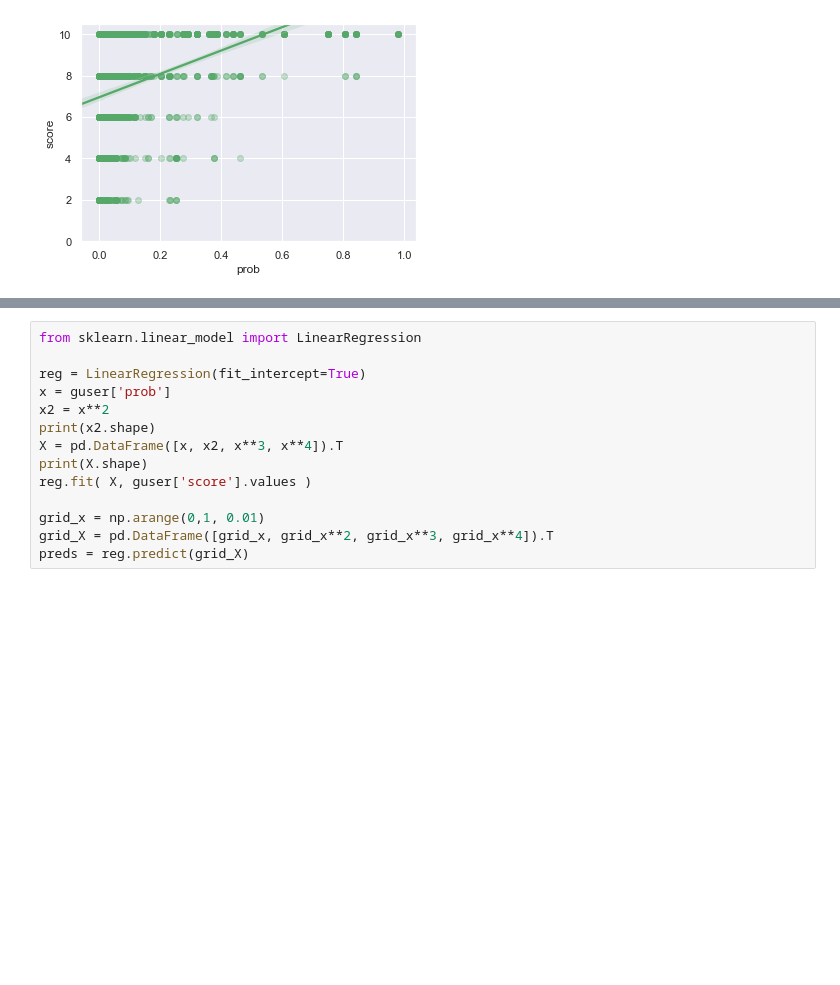
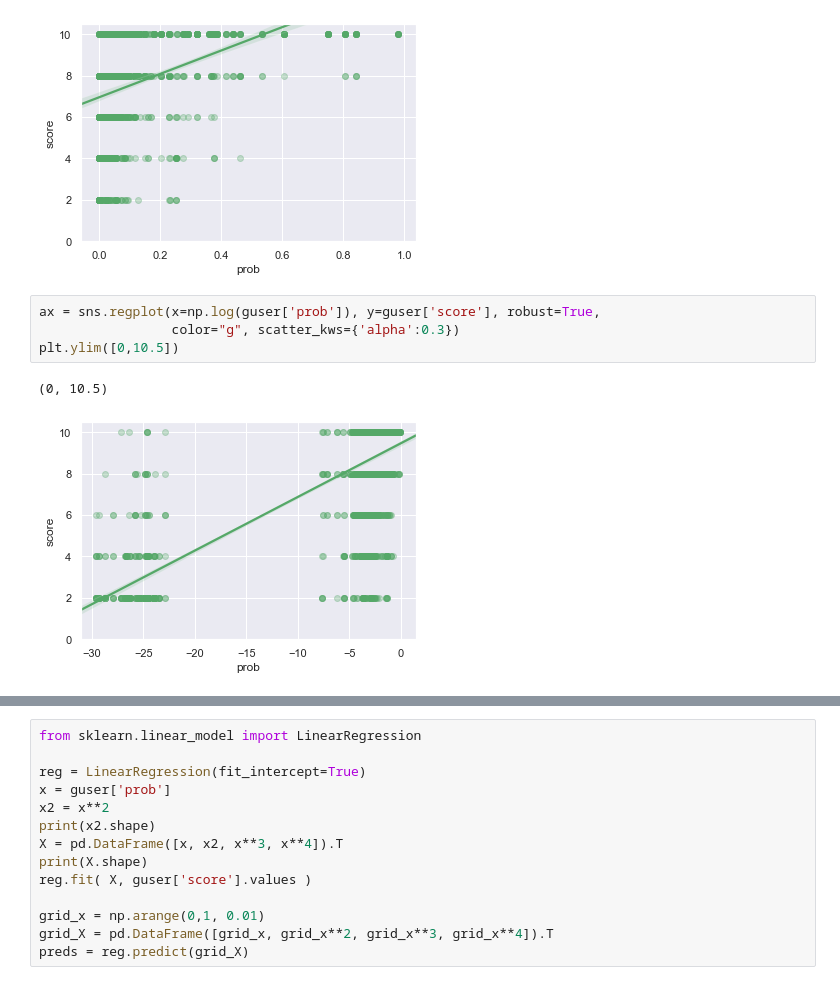
Before and after one commit to TrentBrick/tail-sampling, a Jupyter notebook: AnalyzeMTurk.ipynb, the cells around one changed output, grey strips where cells are left out. Cells and saved outputs as stored; diff of their text form; blank space fills up the shorter version.

```diff
--- a/AnalyzeMTurk.ipynb
+++ b/AnalyzeMTurk.ipynb
@@ -568,3 +568,10 @@ plt.ylim([0,10.5])
 # %% [output]
 (0, 10.5)
 [figure]
+# %%
+ax = sns.regplot(x=np.log(guser['prob']), y=guser['score'], robust=True,
+                 color="g", scatter_kws={'alpha':0.3})
+plt.ylim([0,10.5])
+# %% [output]
+(0, 10.5)
+[figure, added]
```
Also changed, not shown: parts of 26 cells of this notebook.
